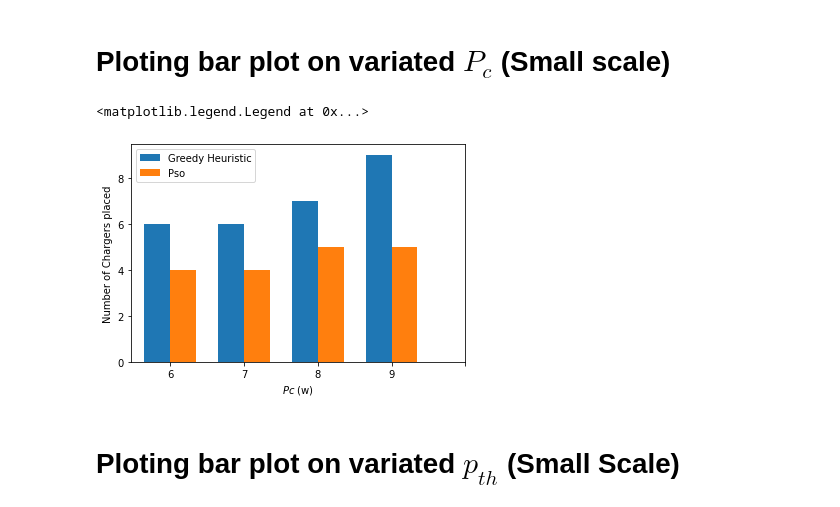
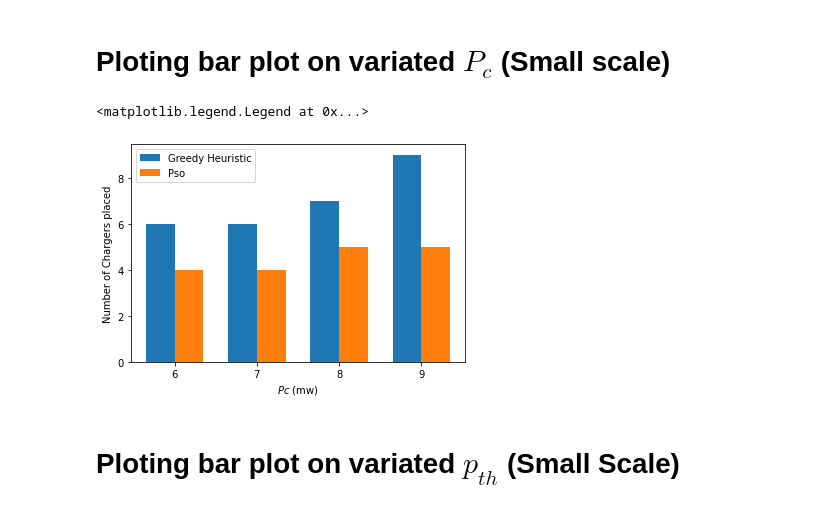
Before and after one commit to drewyh999/wireless_charging_scheme_simulator, a Jupyter notebook: result_plotting.ipynb, the cells around one changed output. Cells and saved outputs as stored; diff of their text form; code cells hidden in the pictures.

```diff
--- a/result_plotting.ipynb
+++ b/result_plotting.ipynb
@@ -79,20 +83,20 @@ ax.legend()
 # Ploting bar plot on variated $P_c$ (Small scale)
 # %%
 bar_width=0.35
-names_1_1 = np.arange(6,10)
+names_1 = np.arange(6,10)
 greedy_chargers_1 = [6,6,7,9]
 pso_chargers_1 = [4,4,5,5]
 fig,ax = plt.subplots(1,1)
-ax.bar(names_1_1,greedy_chargers_1,bar_width,label='Greedy Heuristic')
-ax.bar(names_1_1 + bar_width,pso_chargers_1,bar_width,label='Pso')
-ax.set_xlabel("$Pc$ (w)")
+ax.bar(names_1,greedy_chargers_1,bar_width,label='Greedy Heuristic')
+ax.bar(names_1 + bar_width,pso_chargers_1,bar_width,label='Pso')
+ax.set_xlabel("$Pc$ (mw)")
 ax.set_ylabel("Number of Chargers placed")
 ax.set_xticks(names_1 + bar_width/2)
 ax.set_xticklabels((6, 7, 8, 9))
 ax.legend()
 # %% [output]
 <matplotlib.legend.Legend at 0x...>
-[figure, old version]
+[figure, new version]
 # %% [markdown]
 # Ploting bar plot on variated $p_{th}$ (Small Scale)
 # %%
```
Also changed, not shown: parts of 5 cells of this notebook, 32 other files.
